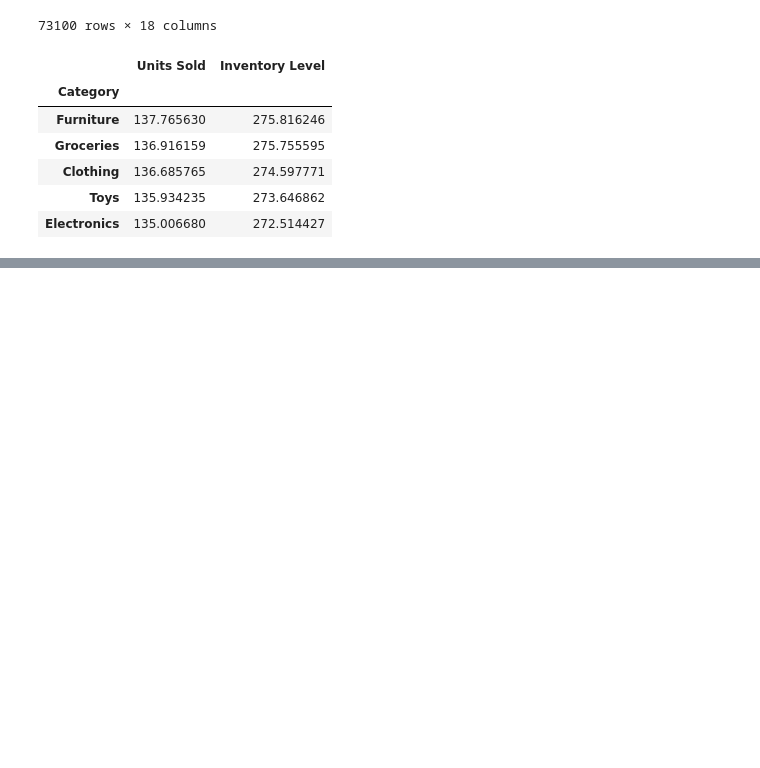
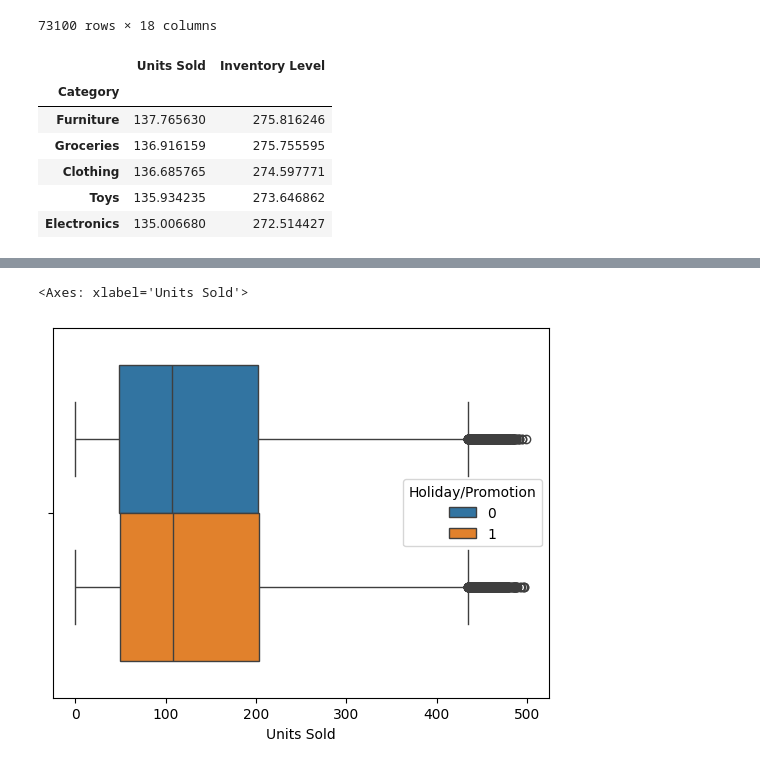
Before and after one commit to Nikesh5005/ML_PROJ, a Jupyter notebook: Dynamic__Pricing_Engine_Retail.ipynb, the cells around one changed output, grey strips where cells are left out. Cells and saved outputs as stored; diff of their text form; code cells hidden in the pictures; blank space fills up the shorter version.

```diff
--- a/Dynamic__Pricing_Engine_Retail.ipynb
+++ b/Dynamic__Pricing_Engine_Retail.ipynb
@@ -310,0 +316,5 @@ df.groupby('Category')[['Units Sold','Inventory Level']].mean().sort_values( by=
+# %%
+sns.boxplot(data=df, x='Units Sold',hue='Holiday/Promotion')
+# %% [output]
+<Axes: xlabel='Units Sold'>
+[figure, added]
```
Also changed, not shown: parts of 1 cell of this notebook.
